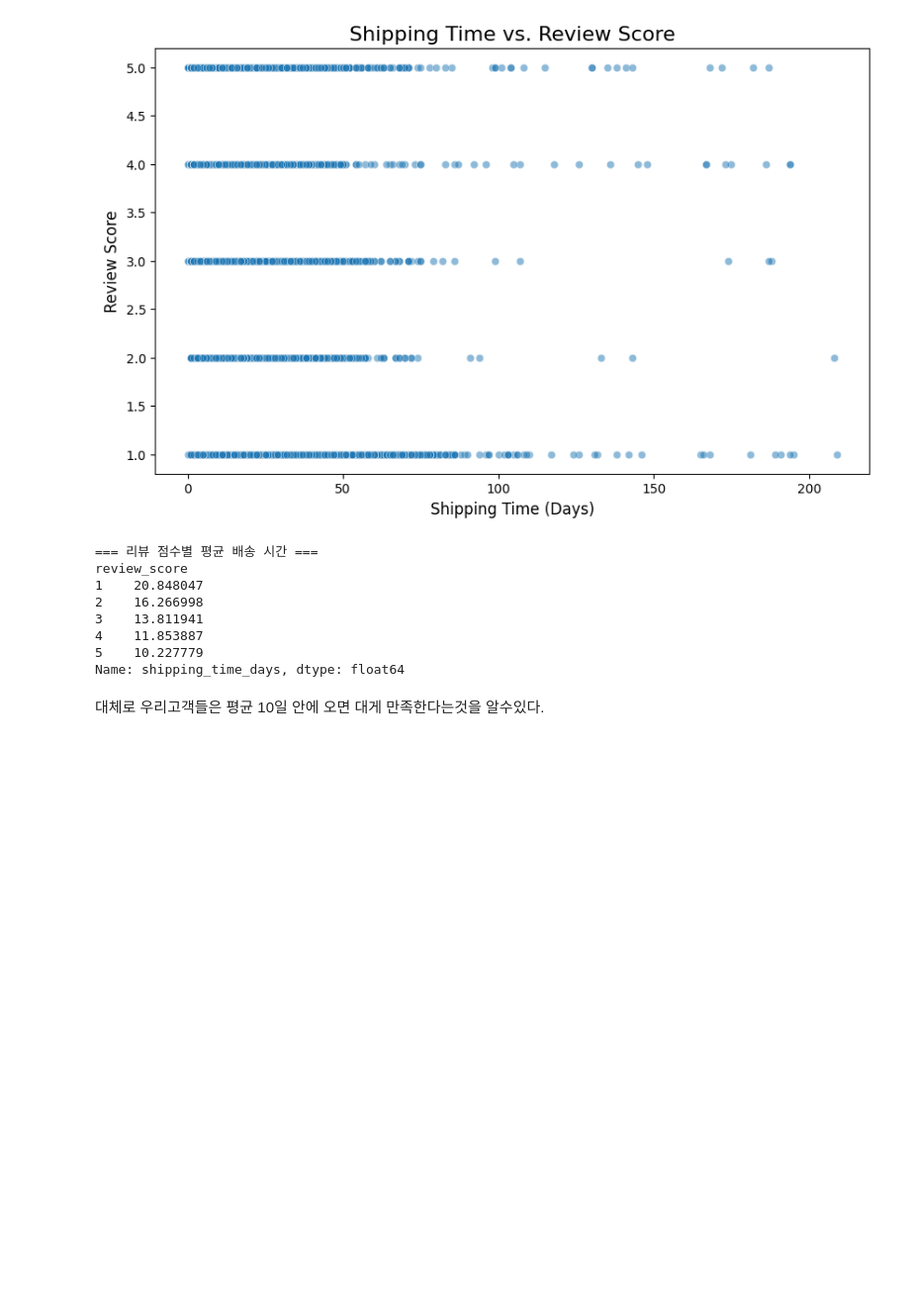
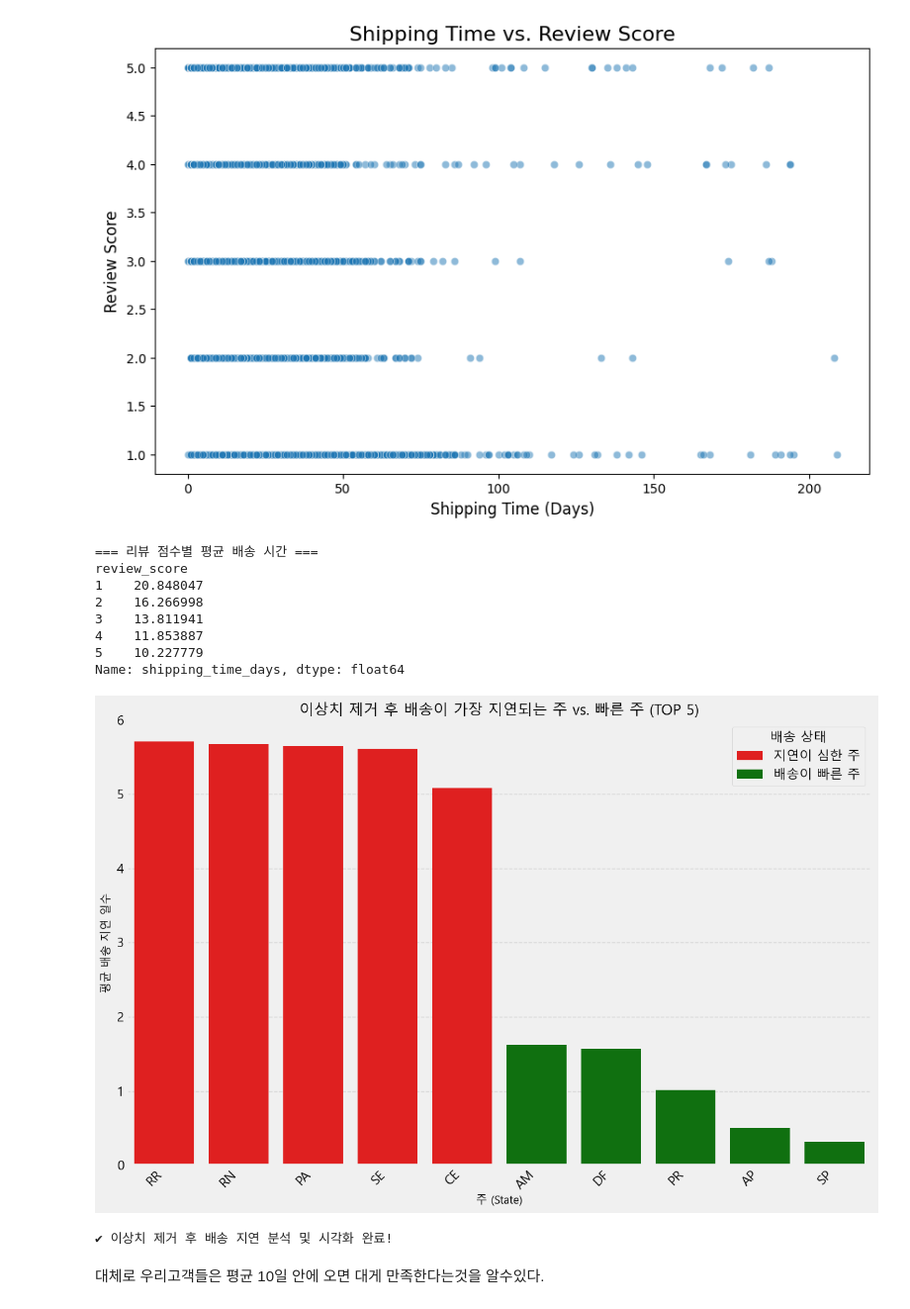
Before and after one commit to parkjihoon186/pjt-data-analysis, a Jupyter notebook: p1_RFM.ipynb, the cells around one changed output. Shown at 99% size. Saved outputs shown, nothing was run; the diff lists cells and outputs as text; code cells hidden in the pictures; blank space fills up the shorter version.

```diff
--- a/p1_RFM.ipynb
+++ b/p1_RFM.ipynb
@@ -1242,6 +1242,65 @@ review_score
 4    11.853887
 5    10.227779
 Name: shipping_time_days, dtype: float64
+# %%
+import pandas as pd
+import matplotlib.pyplot as plt
+import seaborn as sns
+
+# df_cleaned 데이터셋이 이미 준비되어 있다고 가정합니다.
+# 'delay_days' 컬럼은 배송 지연 일수를 담고 있어야 합니다.
+# df_cleaned['delay_days'] = (df_cleaned['order_delivered_customer_date'] - df_cleaned['order_estimated_delivery_date']).dt.days
+
+# 1. 이상치 제거 (Outlier Removal)
+#    논리적으로 불가능한 값들을 제거합니다.
+#    - 배송 지연 일수가 지나치게 큰 값 (예: 100일 이상)
+#    - 배송이 지나치게 빠른 값 (예: 예상보다 5일 이상 빠른 경우)
+#    - 이 조건은 데이터 특성에 따라 변경 가능합니다. 여기서는 현실적으로 불가능한 극단적인 값들을 제외합니다.
+df_cleaned_filtered = df_cleaned[(df_cleaned['delay_days'] < 30) & (df_cleaned['delay_days'] > -5)].copy()
+
+# 2. 'customer_state'별 평균 배송 지연 일수 계산
+#    필터링된 데이터셋으로 그룹별 평균 계산
+state_delay_avg_filtered = df_cleaned_filtered.groupby('customer_state')['delay_days'].mean().reset_index()
+
+# 3. 배송 지연 일수를 기준으로 정렬
+state_delay_avg_filtered = state_delay_avg_filtered.sort_values(by='delay_days', ascending=False)
+
+# 4. 배송이 가장 지연되는 상위 5개 주 추출
+top_5_delayed_states_filtered = state_delay_avg_filtered.head(5).copy()
+top_5_delayed_states_filtered['category'] = '지연이 심한 주'
+
+# 5. 배송이 가장 빠른 상위 5개 주 추출
+top_5_fastest_states_filtered = state_delay_avg_filtered.tail(5).copy()
+top_5_fastest_states_filtered['category'] = '배송이 빠른 주'
+
+# 6. 두 데이터셋을 하나로 결합
+comparison_df_filtered = pd.concat([top_5_delayed_states_filtered, top_5_fastest_states_filtered])
+
+# 7. 시각화: 막대 그래프
+#    y축 값이 현실적인 범위로 조정되었는지 확인
+plt.figure(figsize=(12, 8))
+sns.barplot(
+    data=comparison_df_filtered,
+    x='customer_state',
+    y='delay_days',
+    hue='category',
+    palette={'지연이 심한 주': 'red', '배송이 빠른 주': 'green'},
+    dodge=False,
+)
+
+plt.title('이상치 제거 후 배송이 가장 지연되는 주 vs. 빠른 주 (TOP 5)', fontsize=16)
+plt.xlabel('주 (State)', fontsize=12)
+plt.ylabel('평균 배송 지연 일수', fontsize=12)
+plt.xticks(rotation=45, ha='right')
+plt.grid(axis='y', linestyle='--', alpha=0.7)
+plt.legend(title='배송 상태')
+plt.tight_layout()
+plt.show()
+
+print("✔ 이상치 제거 후 배송 지연 분석 및 시각화 완료!")
+# %% [output]
+[figure, added]
+✔ 이상치 제거 후 배송 지연 분석 및 시각화 완료!
 # %% [markdown]
 대체로 우리고객들은 평균 10일 안에 오면 대게 만족한다는것을 알수있다.
 # %% [markdown]
```
Also changed, not shown: parts of 37 cells of this notebook.
